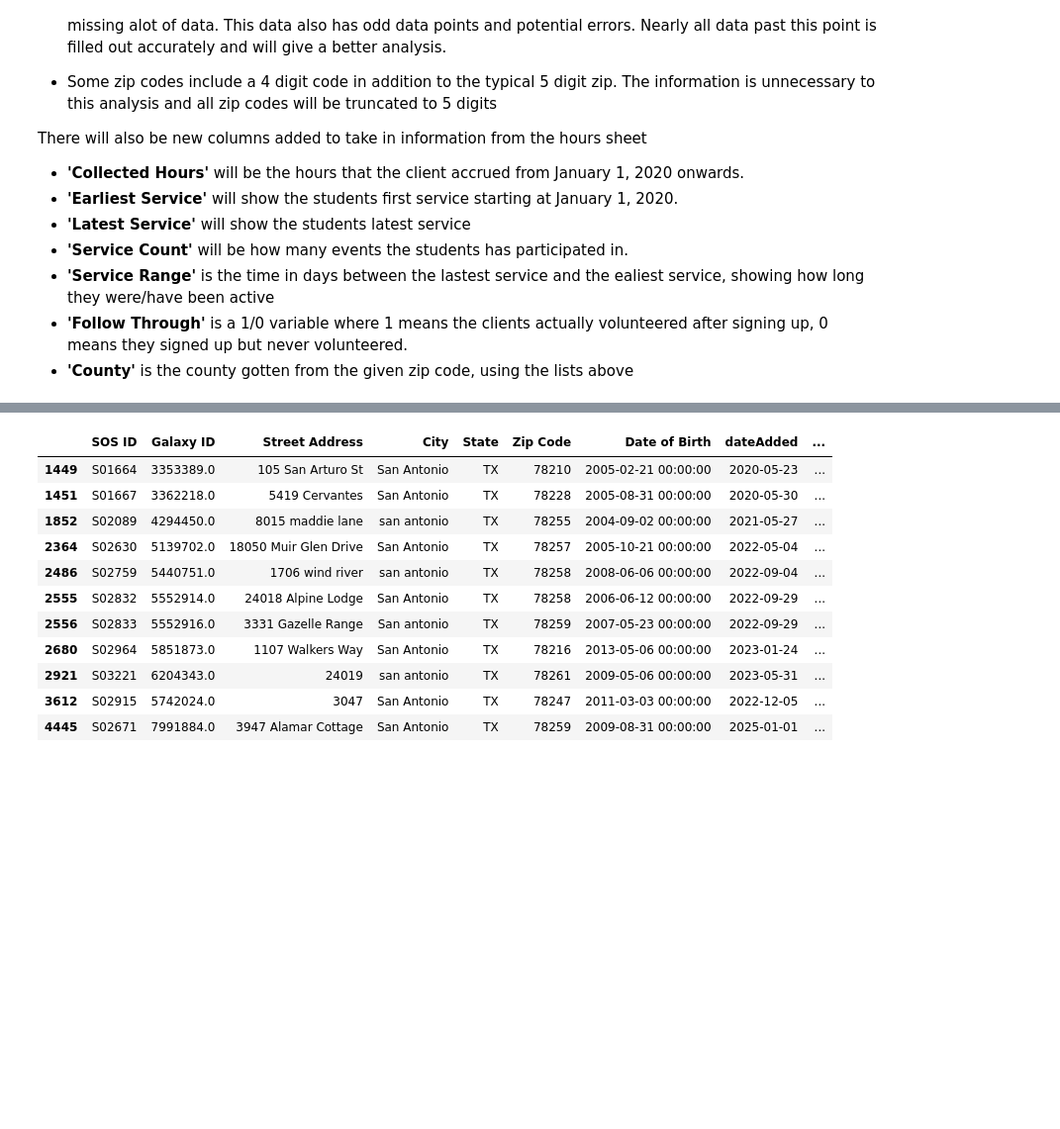
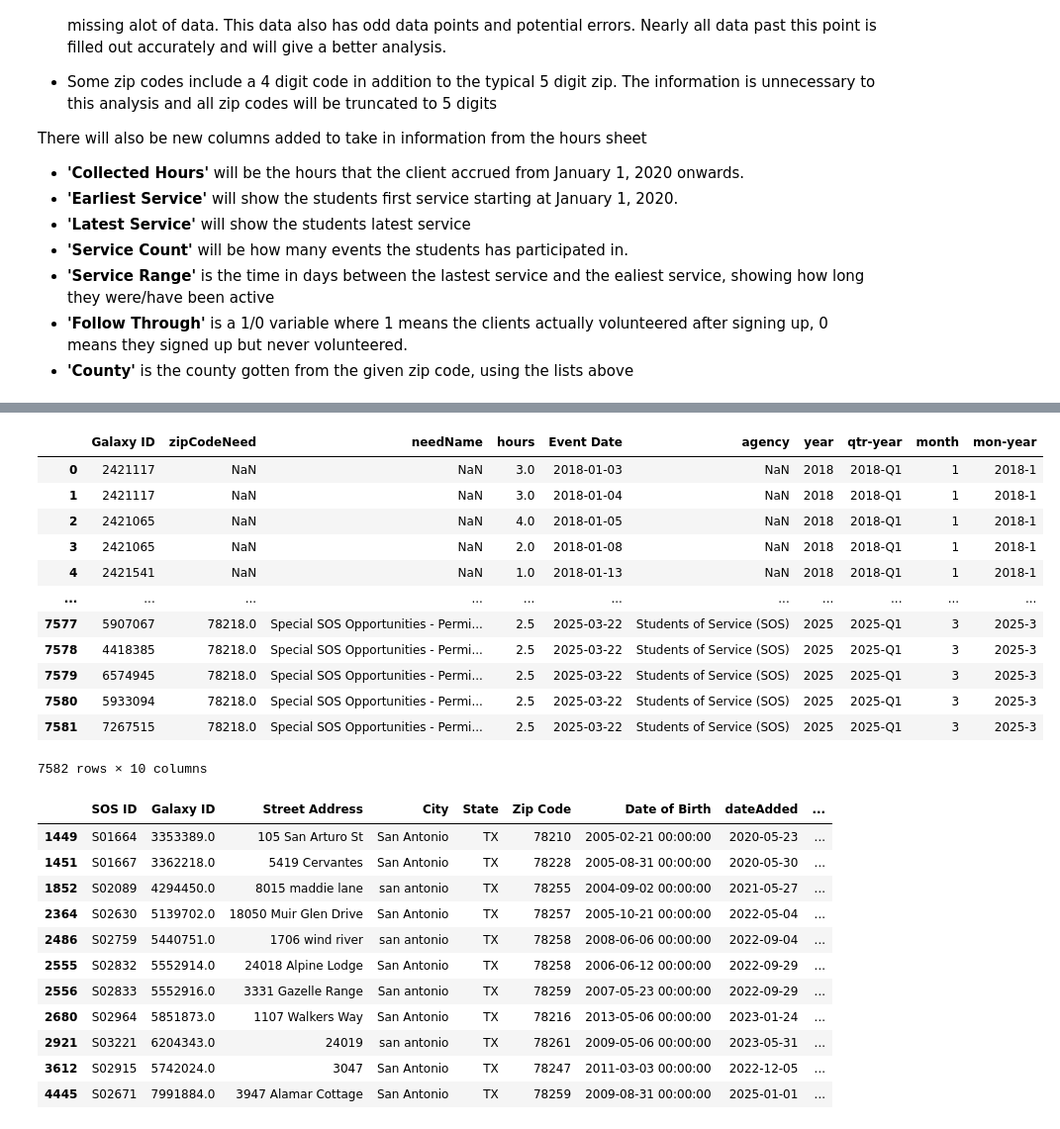
Before and after one commit to jojoaj35/SOS-Data-project, a Jupyter notebook: SOS.ipynb, the cells around one changed output, grey strips where cells are left out. Shown at 99% size. Drawn from its saved outputs; the diff is of its cells as text; code cells hidden in the pictures; blank space fills up the shorter version.

```diff
--- a/SOS.ipynb
+++ b/SOS.ipynb
@@ -381,9 +378,16 @@ schoolclub_hours['Club'] = np.where(schoolclub_hours['School'].isin(schools_with
 # Update quarter data after assigning year
 hours['year'] = hours['Event Date'].dt.year
 
+hours['month'] = hours['Event Date'].dt.month
+
 hours['qtr-year'] = (
     hours['year'].astype(str) +
     '-Q' + hours['Event Date'].dt.quarter.astype(str)
+)
+
+hours['mon-year'] = (
+        hours['year'].astype(str) +
+    '-' + hours['month'].astype(str)
 )
 
 qtr_vol_counts = pd.DataFrame(
@@ -393,3 +405,19 @@ qtr_vol_counts = pd.DataFrame(
+# %%
+hours
+# %% [output]
+|  | Galaxy ID | zipCodeNeed | needName | hours | Event Date | agency | year | qtr-year | month | mon-year |
+| 0 | 2421117 | NaN | NaN | 3.0 | 2018-01-03 | NaN | 2018 | 2018-Q1 | 1 | 2018-1 |
+| 1 | 2421117 | NaN | NaN | 3.0 | 2018-01-04 | NaN | 2018 | 2018-Q1 | 1 | 2018-1 |
+| 2 | 2421065 | NaN | NaN | 4.0 | 2018-01-05 | NaN | 2018 | 2018-Q1 | 1 | 2018-1 |
+| 3 | 2421065 | NaN | NaN | 2.0 | 2018-01-08 | NaN | 2018 | 2018-Q1 | 1 | 2018-1 |
+| 4 | 2421541 | NaN | NaN | 1.0 | 2018-01-13 | NaN | 2018 | 2018-Q1 | 1 | 2018-1 |
+| ... | ... | ... | ... | ... | ... | ... | ... | ... | ... | ... |
+| 7577 | 5907067 | 78218.0 | Special SOS Opportunities - Permi... | 2.5 | 2025-03-22 | Students of Service (SOS) | 2025 | 2025-Q1 | 3 | 2025-3 |
+| 7578 | 4418385 | 78218.0 | Special SOS Opportunities - Permi... | 2.5 | 2025-03-22 | Students of Service (SOS) | 2025 | 2025-Q1 | 3 | 2025-3 |
+| 7579 | 6574945 | 78218.0 | Special SOS Opportunities - Permi... | 2.5 | 2025-03-22 | Students of Service (SOS) | 2025 | 2025-Q1 | 3 | 2025-3 |
+| 7580 | 5933094 | 78218.0 | Special SOS Opportunities - Permi... | 2.5 | 2025-03-22 | Students of Service (SOS) | 2025 | 2025-Q1 | 3 | 2025-3 |
+| 7581 | 7267515 | 78218.0 | Special SOS Opportunities - Permi... | 2.5 | 2025-03-22 | Students of Service (SOS) | 2025 | 2025-Q1 | 3 | 2025-3 |
+7582 rows × 10 columns
 # %%
 clients[(clients['Responses']==0)&(clients['Hours']>0)]
 # %% [output]
```
Also changed, not shown: parts of 9 cells of this notebook.
